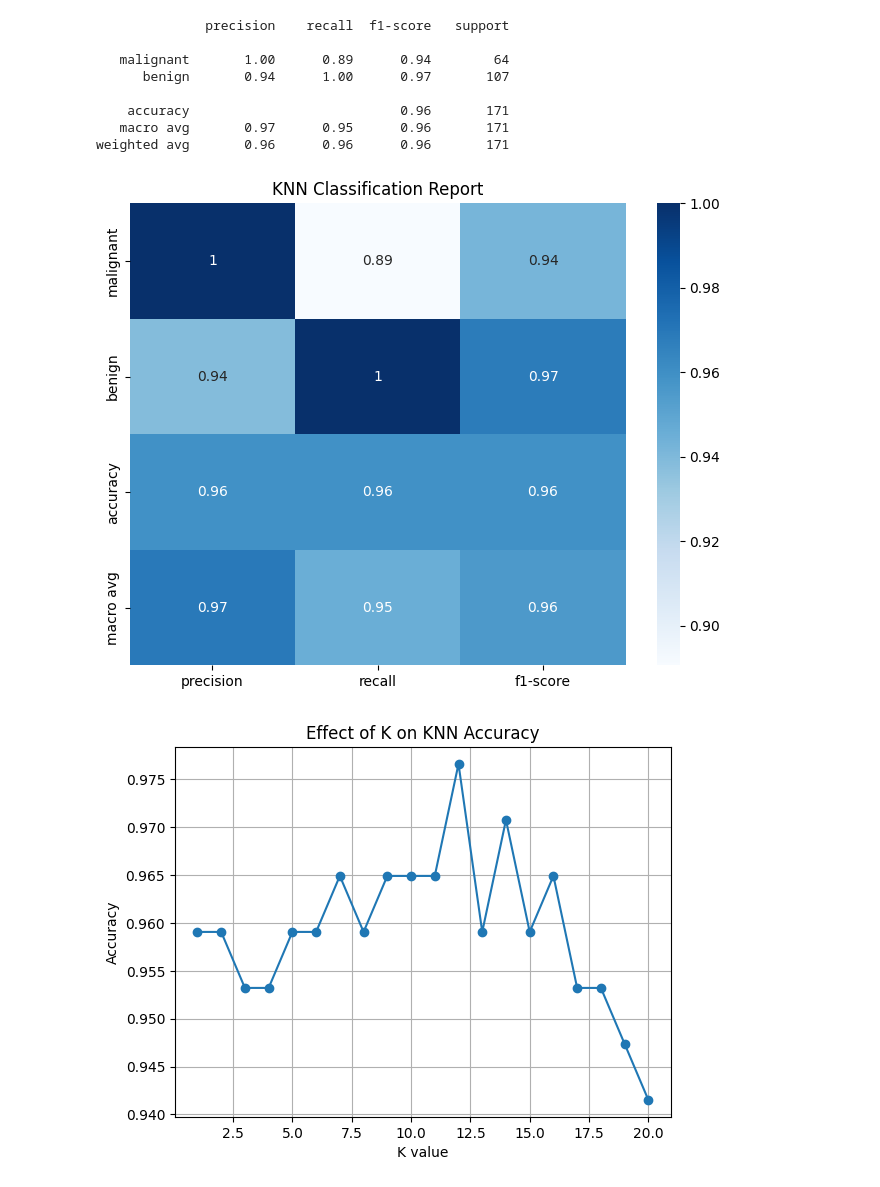
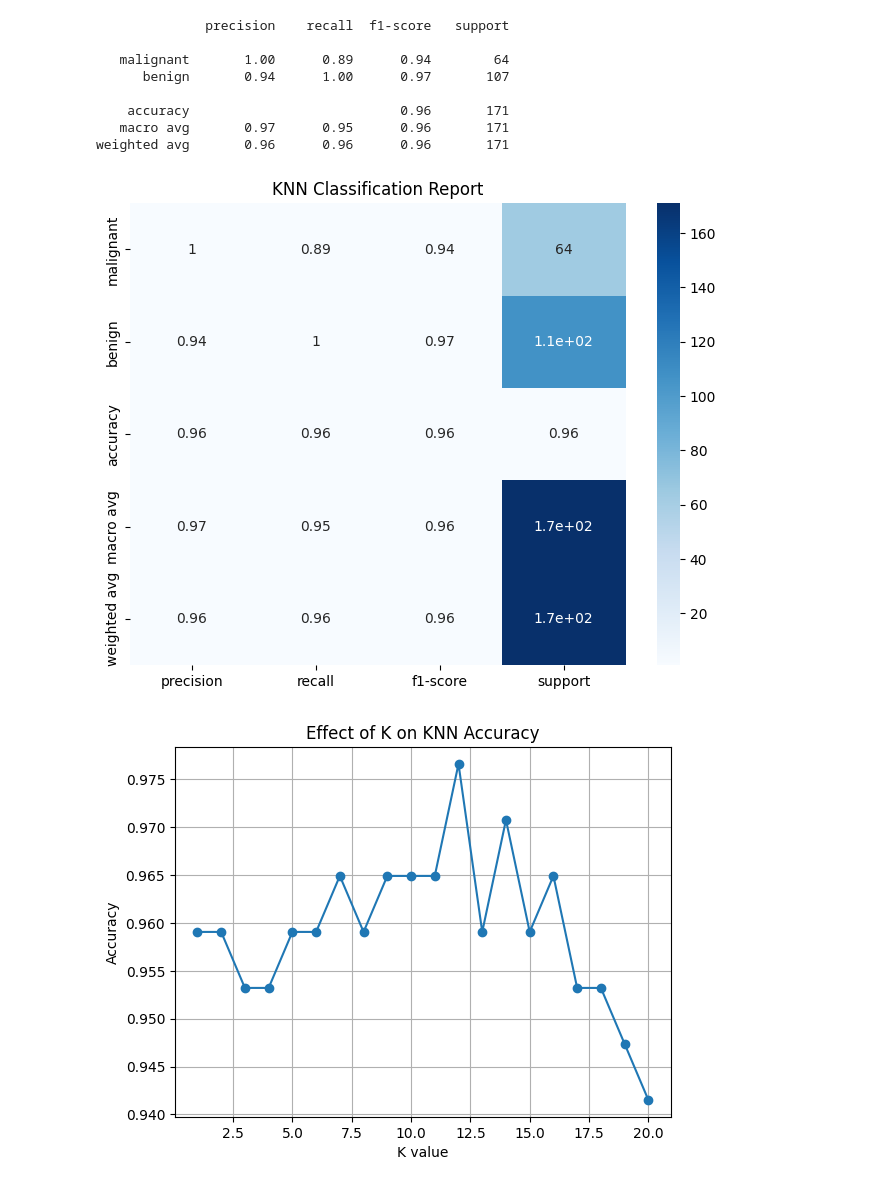
Before and after one commit to melissaviolet/Skill_growth_ds, a Jupyter notebook: Lab 4 - KNN and Naive Bayes.ipynb, the cells around one changed output. Cells and saved outputs as stored; diff of their text form; code cells hidden in the pictures.

Commit message:
weights and support in a classification report

```diff
--- a/Lab 4 - KNN and Naive Bayes.ipynb
+++ b/Lab 4 - KNN and Naive Bayes.ipynb
@@ -177,13 +177,13 @@ weighted avg       0.96      0.96      0.96       171
 # %%
 # classification report as a heat map
 cr = classification_report(y_test, y_pred_knn, target_names=data.target_names, output_dict=True)
 report_df = pd.DataFrame(cr).transpose()
 plt.figure(figsize=(8,6))
-sns.heatmap(report_df.iloc[:-1, :-1], annot=True, cmap="Blues")  # exclude support column for better visualization
+sns.heatmap(report_df, annot=True, cmap="Blues")  # exclude support column for better visualization
 plt.title("KNN Classification Report")
 plt.show()
 # %% [output]
-[figure, old version]
+[figure, new version]
 # %%
 # Effect of k
 k_values = range(1, 21)
```
